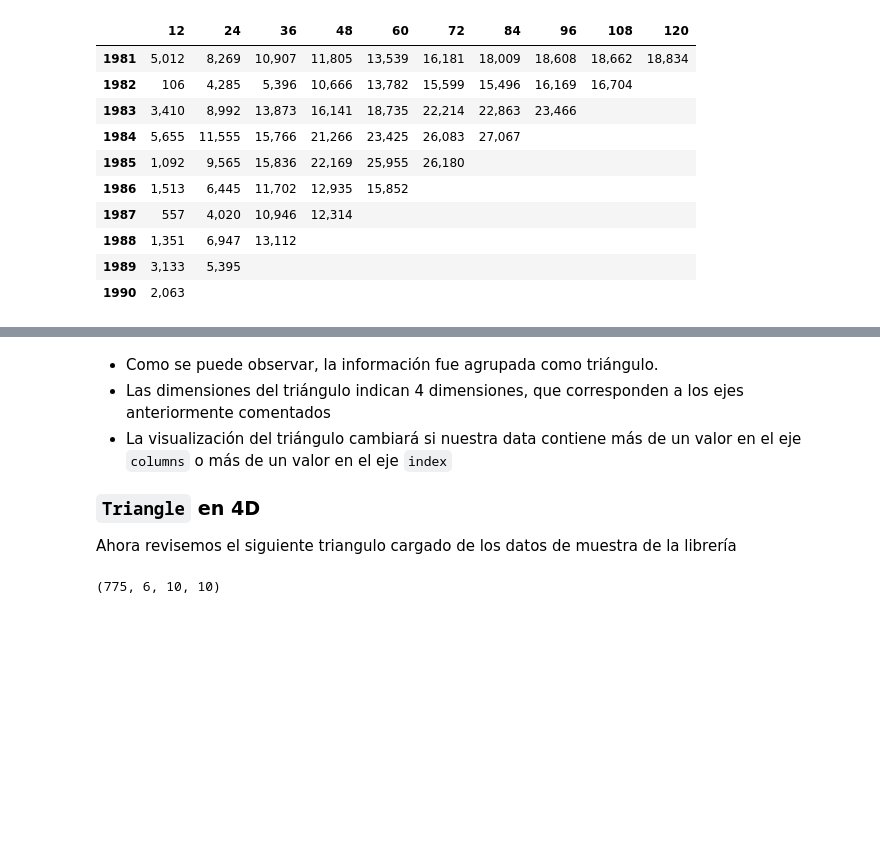
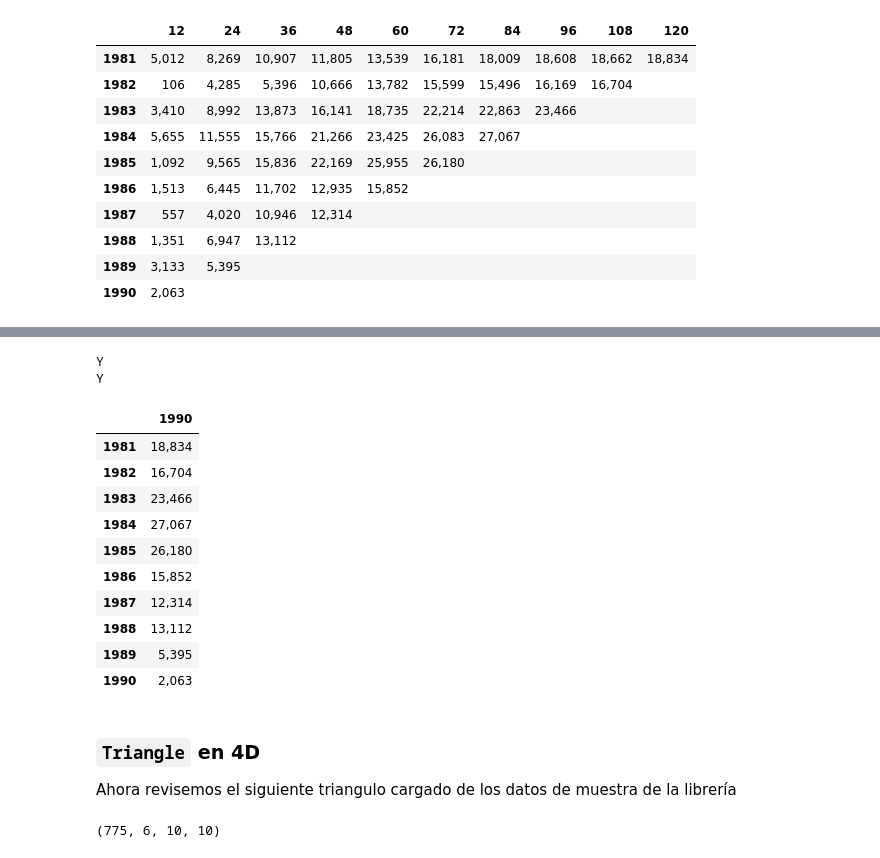
Before and after one commit to andesanalytics/python, a Jupyter notebook: docs/modulo_4/Clase2.ipynb, the cells around one changed output, grey strips where cells are left out. Cells and saved outputs as stored; diff of their text form; code cells hidden in the pictures; blank space fills up the shorter version.

```diff
--- a/docs/modulo_4/Clase2.ipynb
+++ b/docs/modulo_4/Clase2.ipynb
@@ -115,7 +139,25 @@ raa
+# %%
+print(raa.origin_grain)
+print(raa.development_grain)
+# %% [output]
+Y
+Y
+# %%
+raa.latest_diagonal
+# %% [output]
+|  | 1990 |
+| 1981 | 18,834 |
+| 1982 | 16,704 |
+| 1983 | 23,466 |
+| 1984 | 27,067 |
+| 1985 | 26,180 |
+| 1986 | 15,852 |
+| 1987 | 12,314 |
+| 1988 | 13,112 |
+| 1989 | 5,395 |
+| 1990 | 2,063 |
 # %% [markdown]
-+ Como se puede observar, la información fue agrupada como triángulo.
-+ Las dimensiones del triángulo indican 4 dimensiones, que corresponden a los ejes anteriormente comentados
-+ La visualización del triángulo cambiará si nuestra data contiene más de un valor en el eje ``columns`` o más de un valor en el eje `index`
+
 
 ### ``Triangle`` en 4D
 Ahora revisemos el siguiente triangulo cargado de los datos de muestra de la librería
```
Also changed, not shown: parts of 8 cells of this notebook.
